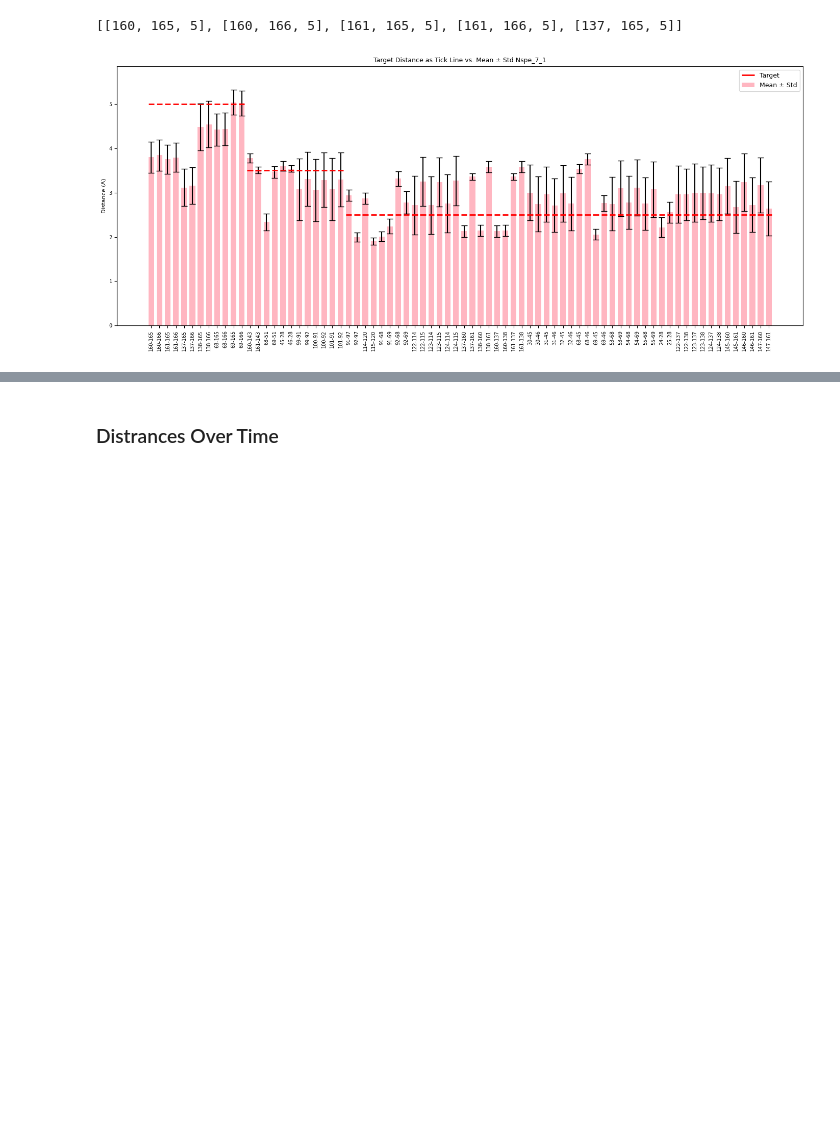
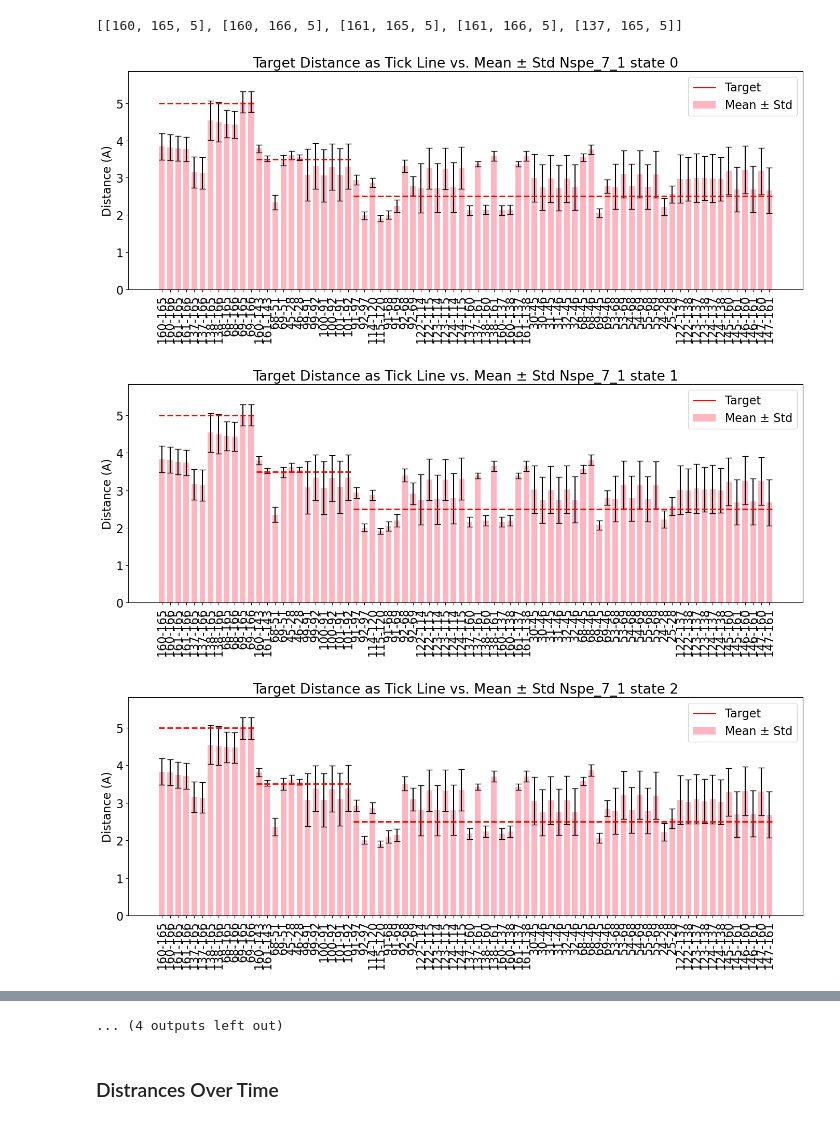
Before and after one commit to vvoelz/nspe-oligomers, a Jupyter notebook: peptoid/nspe_7_1/analysis/traj_analysis.ipynb, the cells around one changed output, grey strips where cells are left out. Saved outputs shown, nothing was run; the diff lists cells and outputs as text; code cells hidden in the pictures; blank space fills up the shorter version.

```diff
--- a/peptoid/nspe_7_1/analysis/traj_analysis.ipynb
+++ b/peptoid/nspe_7_1/analysis/traj_analysis.ipynb
@@ -84,7 +84,7 @@ omega_path = 'traj_data/'
 
 state_num = 16
 HREX_dir = '../traj'
-run_num = 1 # How many run
+run_num = 4 # How many run
 
 HREX_list = [f"HREX_200ns_{i}" for i in range(1, run_num + 1)]
 for state in range(state_num):
@@ -165,50 +165,52 @@ dist_res[:5]
 # %%
 import matplotlib.pyplot as plt
 import numpy as np
 
-state_num = 1
+state_num = 16
 
 for state in range(state_num):
     means = []
     stds = []
     targets = []
     labels = []
 
     for i in range(len(dist_res)):
         atom1, atom2, target = dist_res[i]
         dist = dist_all[state][:, i]
 
         mean_val = np.mean(dist)
         std_val = np.std(dist)
 
         means.append(mean_val)
         stds.append(std_val)
         targets.append(target)
         labels.append(f"{atom1}-{atom2}")
 
-# Convert to arrays
-means = np.array(means)
-stds = np.array(stds)
-targets = np.array(targets)
+    # Convert to arrays
+    means = np.array(means)
+    stds = np.array(stds)
+    targets = np.array(targets)
 
-x = np.arange(len(labels))
-width = 0.7
+    x = np.arange(len(labels))
+    width = 0.7
 
-plt.figure(figsize=(14, 6))
+    plt.figure(figsize=(14, 6))
 
-# Plot mean ± std bars
-plt.bar(x, means, width, yerr=stds, capsize=4, label='Mean ± Std', color='lightpink')
+    # Plot mean ± std bars
+    plt.bar(x, means, width, yerr=stds, capsize=4, label='Mean ± Std', color='lightpink')
 
-# Plot target as horizontal ticks (short lines)
-for xi, ti in zip(x, targets):
-    plt.hlines(ti, xi - width/2, xi + width/2, colors='red', linestyles='-', linewidth=2, label='Target' if xi == 0 else None)
+    # Plot target as horizontal ticks (short lines)
+    for xi, ti in zip(x, targets):
+        plt.hlines(ti, xi - width/2, xi + width/2, colors='red', linestyles='-', linewidth=2, label='Target' if xi == 0 else None)
 
-plt.xticks(x, labels, rotation=90)
-plt.ylabel("Distance (A)")
-plt.title("Target Distance as Tick Line vs. Mean ± Std Nspe_7_1")
-plt.ylim(0, max(np.max(means + stds), np.max(targets)) * 1.1)
-plt.legend()
-plt.tight_layout()
-plt.show()
+    plt.xticks(x, labels, rotation=90)
+    plt.ylabel("Distance (A)")
+    plt.title(f"Target Distance as Tick Line vs. Mean ± Std Nspe_7_1 state {state}")
+    plt.ylim(0, max(np.max(means + stds), np.max(targets)) * 1.1)
+    plt.legend()
+    plt.tight_layout()
+    plt.show()
 # %% [output]
-[figure, old version]
+[figure, new version]
+[figure, added]
+[figure, added]
@@ -215,3 +226,4 @@ plt.show()
+... (4 outputs left out)
 # %% [markdown]
 ### Distrances Over Time
 # %%
```
Also changed, not shown: parts of 20 cells of this notebook, 1 other file.
